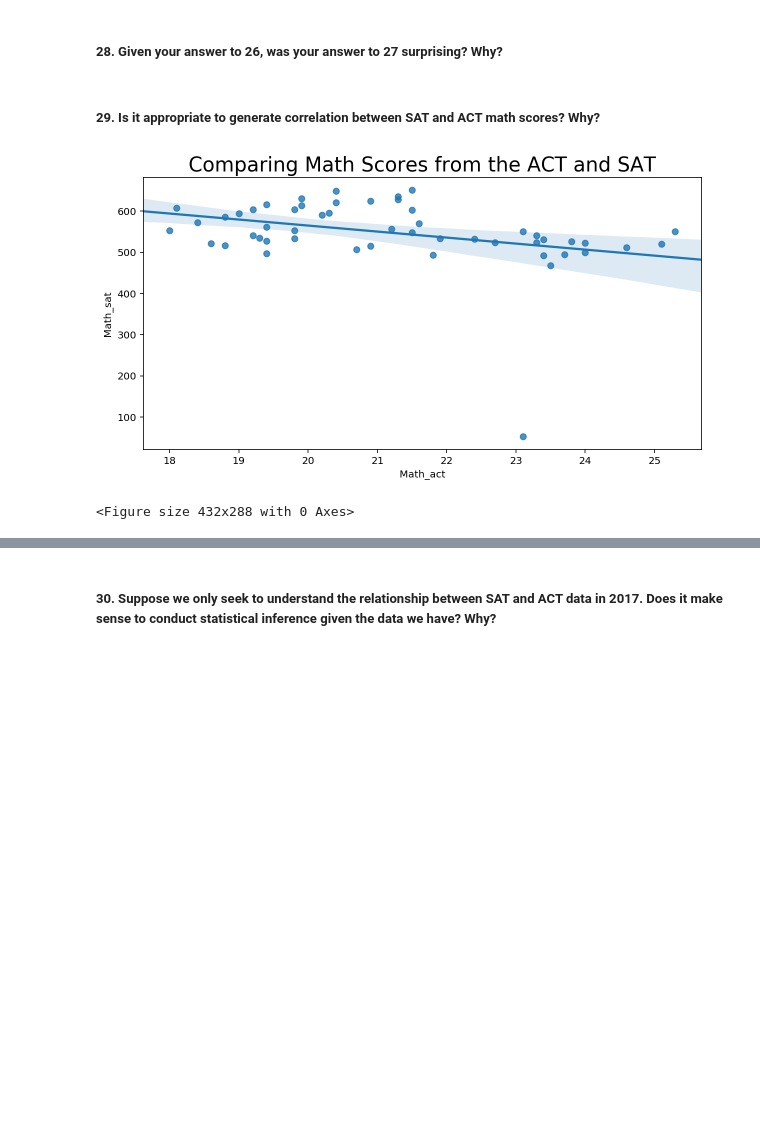
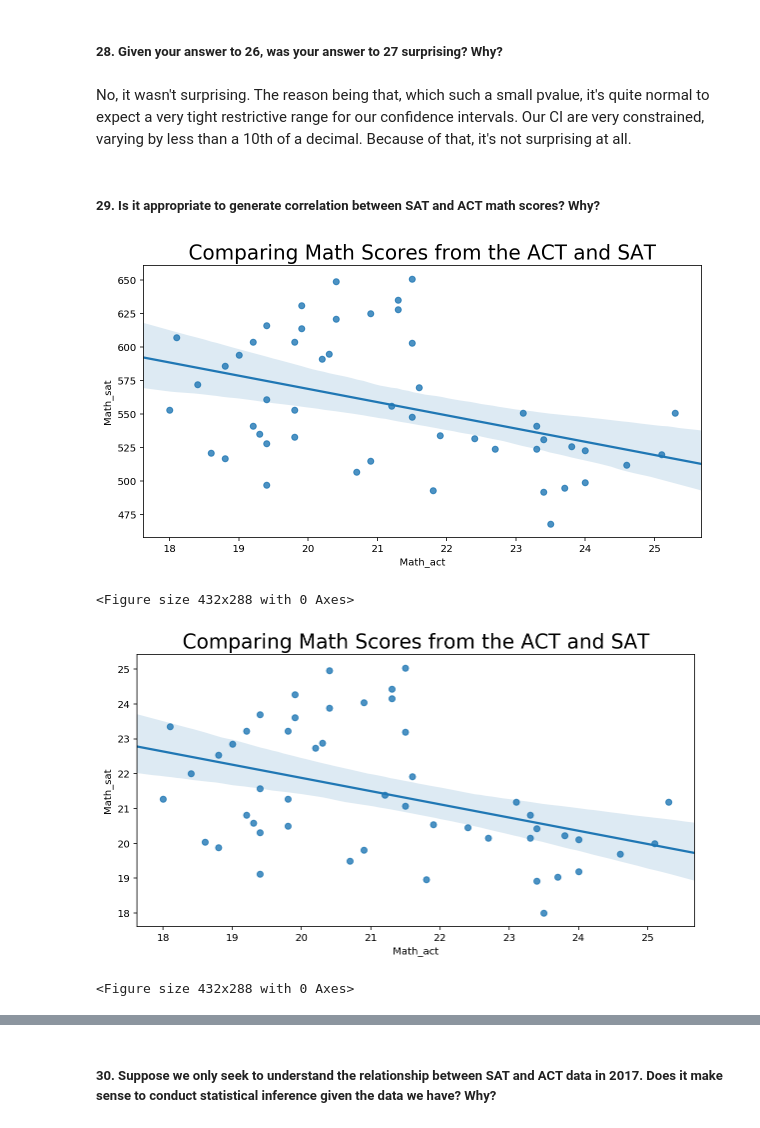
Before and after one commit to mmayet/SAT-vs-ACT-Participation-Rates, a Jupyter notebook: Mudassir_Mayet_LA/Mud_Mayet_Project_1.ipynb, the cells around one changed output, grey strips where cells are left out. Cells and saved outputs as stored; diff of their text form; code cells hidden in the pictures; blank space fills up the shorter version.

```diff
--- a/Mudassir_Mayet_LA/Mud_Mayet_Project_1.ipynb
+++ b/Mudassir_Mayet_LA/Mud_Mayet_Project_1.ipynb
@@ -14,8 +14,8 @@ import seaborn as sns
 %config InlineBackend.figure_format = 'retina'
 %matplotlib inline
 
-act_data = pd.read_csv("../data/act.csv", na_values=['NA'])
-sat_data = pd.read_csv("../data/sat.csv", na_values=['NA'])
+act_data = pd.read_csv("./data/act.csv", na_values=['NA'])
+sat_data = pd.read_csv("./data/sat.csv", na_values=['NA'])
 # %% [markdown]
 ##### 2. Print the first ten rows of each dataframe.
 # %%
@@ -43,3 +47,5 @@ We'll need to adjust Unnamed: 0 and Math since they're both shared features in A
+# %%
+sat_data.loc[sat_data["Math"] == 52] = 524
 # %% [markdown]
 ##### 5. Print the types of each column.
 # %%
@@ -246,5 +264,5 @@ After looking at all of the histograms, none of them are normal distributions.
 def sns_reg_plot(dataX, dataY, title):
     f, ax = plt.subplots(1, 1, figsize=(10,5))
     ax.set_title(title, fontsize=20)
-    sns.regplot(dataX[:51], dataY[:51], ax=ax)
+    sns.regplot(dataX[:50], dataY[:50], ax=ax)
     plt.figure()
@@ -366,9 +465,14 @@ confidence_interval_mean(merged_dataframe["Participation_sat"][:51])
 # %% [markdown]
 ##### 28. Given your answer to 26, was your answer to 27 surprising? Why?
+# %% [markdown]
+No, it wasn't surprising. The reason being that, which such a small pvalue, it's quite normal to expect a very tight restrictive range for our confidence intervals. Our CI are very constrained, varying by less than a 10th of a decimal. Because of that, it's not surprising at all.
 # %% [markdown]
 ##### 29. Is it appropriate to generate correlation between SAT and ACT math scores? Why?
 # %%
 sns_reg_plot(merged_dataframe["Math_act"],merged_dataframe["Math_sat"], "Comparing Math Scores from the ACT and SAT")
+sns_reg_plot(merged_dataframe["Math_act"],merged_dataframe["Math_sat"]/26, "Comparing Math Scores from the ACT and SAT")
 # %% [output]
-[figure, old version]
+[figure, new version]
 <Figure size 432x288 with 0 Axes>
+[figure, added]
+<Figure size 432x288 with 0 Axes>
```
Also changed, not shown: parts of 40 cells of this notebook, 7 other files.
